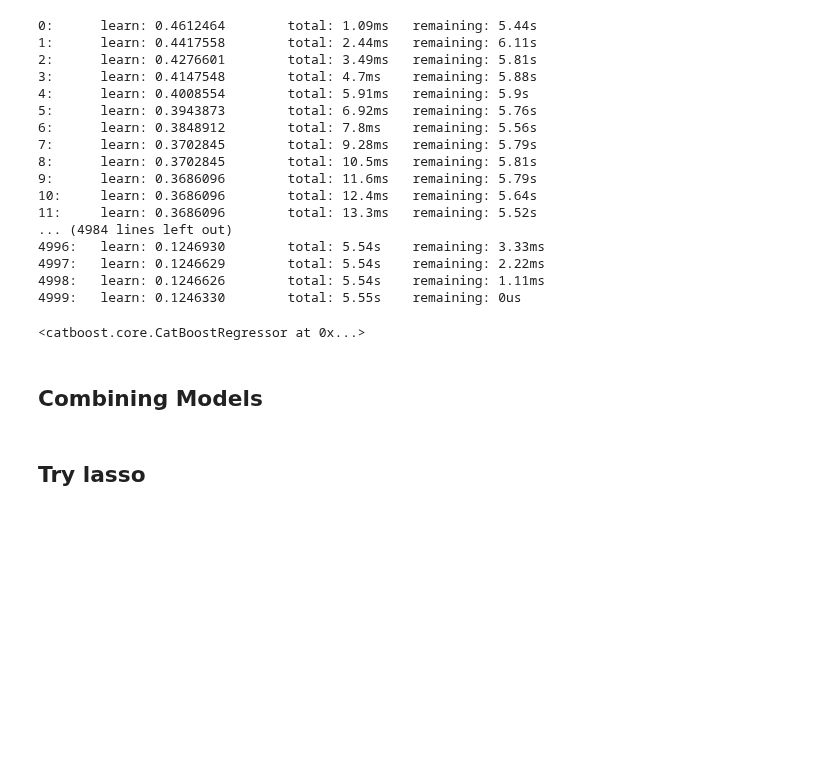
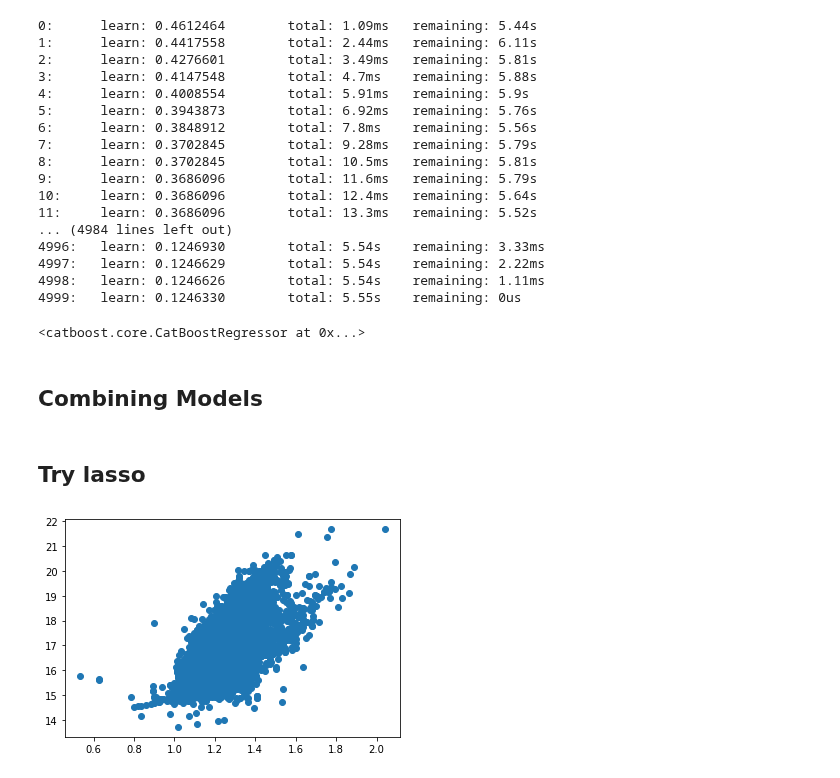
Before and after one commit to jimoskar/ml, a Jupyter notebook: project/jim_data_prep.ipynb, the cells around one changed output. Saved outputs shown, nothing was run; the diff lists cells and outputs as text; code cells hidden in the pictures; blank space fills up the shorter version.

```diff
--- a/project/jim_data_prep.ipynb
+++ b/project/jim_data_prep.ipynb
@@ -890,5 +911,10 @@ def objective_lasso(trial,X,y, area):
         cv_scores[idx] = rmlse(np.exp(y_test) * area[test_idx], preds)
 
     return np.mean(cv_scores)
+# %%
+plt.scatter(np.log(data.area_per_room), np.log(data.price))
+data['logarea_per_room'] = np.log(data.area_per_room)
+# %% [output]
+[figure, added]
 # %%
 from sklearn.linear_model import Lasso
```
Also changed, not shown: parts of 11 cells of this notebook, 14 other files.
